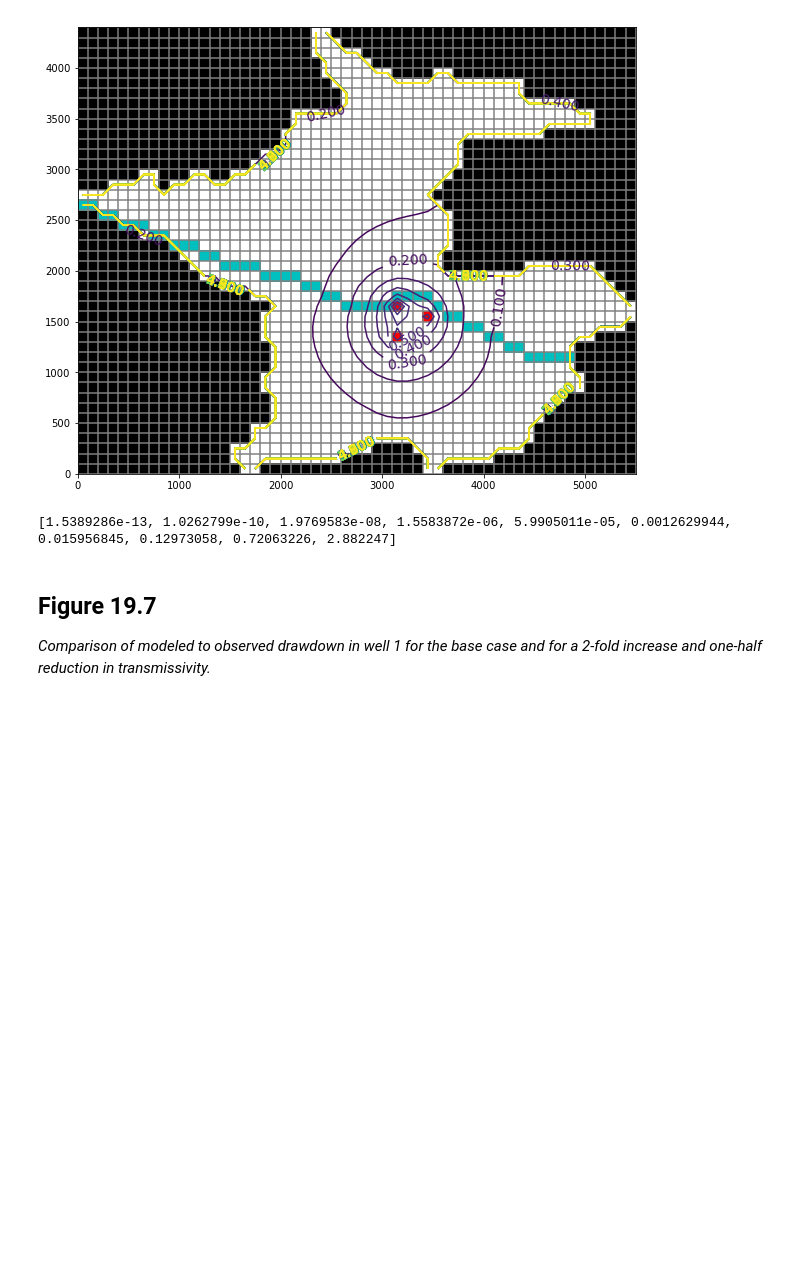
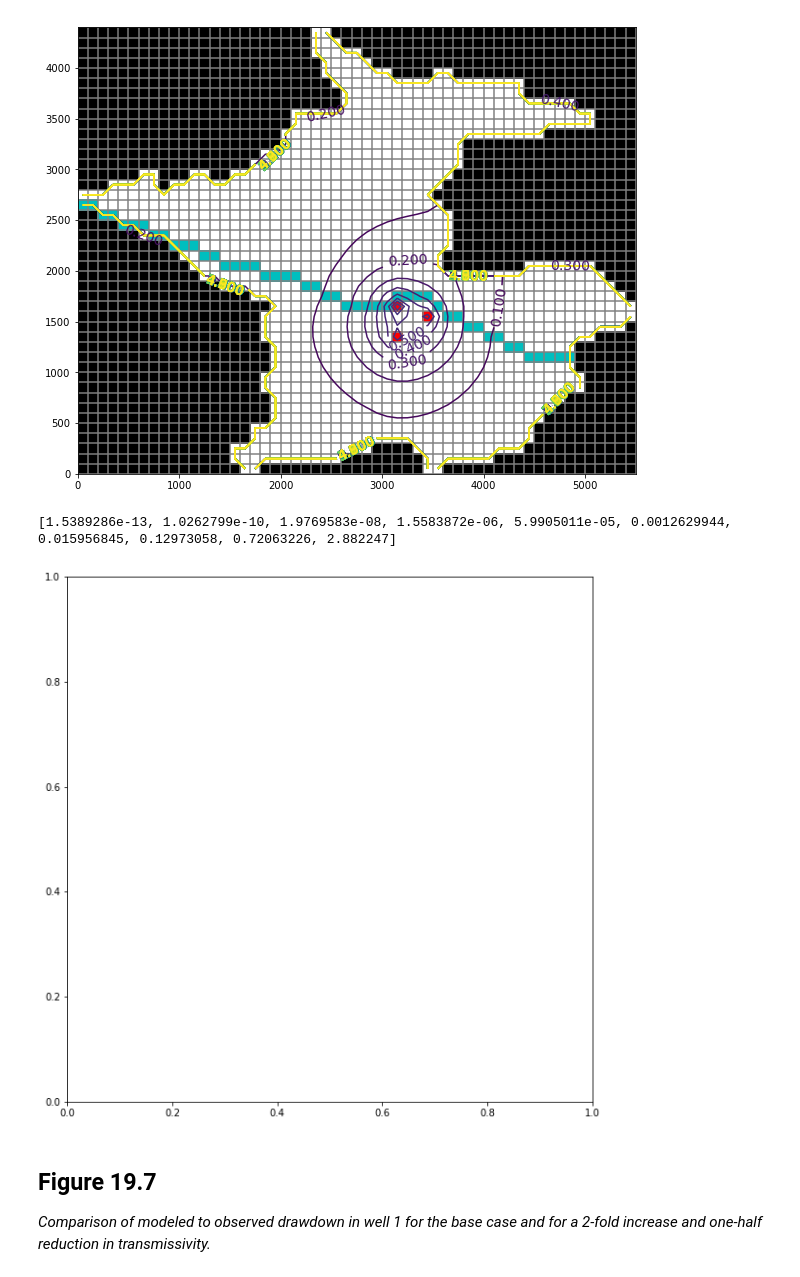
Before and after one commit to jordw22/modflow_epa, a Jupyter notebook: Notebooks/Problem 19 (Part a) - Application of a Groundwater Flow Model to a Water Supply Problem.ipynb, the cells around one changed output. Drawn from its saved outputs; the diff is of its cells as text; code cells hidden in the pictures; blank space fills up the shorter version.

```diff
--- a/Notebooks/Problem 19 (Part a) - Application of a Groundwater Flow Model to a Water Supply Problem.ipynb
+++ b/Notebooks/Problem 19 (Part a) - Application of a Groundwater Flow Model to a Water Supply Problem.ipynb
@@ -402,22 +407,27 @@ plt.clabel(contour_set, inline=1, fontsize=14)
 # %%
 fname = os.path.join(model_ws, 'p19.cbc')
 cbb = flopy.utils.CellBudgetFile(fname)
 frf = cbb.get_data(text='FLOW RIGHT FACE')
 fff = cbb.get_data(text='FLOW FRONT FACE')
 
 rflow = cbb.get_data(text='RIVER LEAKAGE') #create an array/for loop to get out first value of every step
 #cbb.list_records()
 
 #create new list
 rlist=[]
 
-#create for loop to store only the first value of each time step from riv_flow into riv_list
+#create for loop to store only the first value of each time step from rflow into rlist
 for riv in rflow:
     rlist.append(riv['q'][0])
 
 print(rlist)
+
+fig = plt.figure(figsize=(10, 10))
+ax = fig.add_subplot(1, 1, 1, aspect='equal')
+modelmap = flopy.plot.ModelMap(model=mf)
 # %% [output]
 [1.5389286e-13, 1.0262799e-10, 1.9769583e-08, 1.5583872e-06, 5.9905011e-05, 0.0012629944, 0.015956845, 0.12973058, 0.72063226, 2.882247]
+[figure, added]
 # %% [markdown]
 ## Figure 19.7
 _Comparison of modeled to observed drawdown in well 1 for the base case and for a 2-fold increase and one-half reduction in transmissivity._
```
Also changed, not shown: parts of 14 cells of this notebook.
